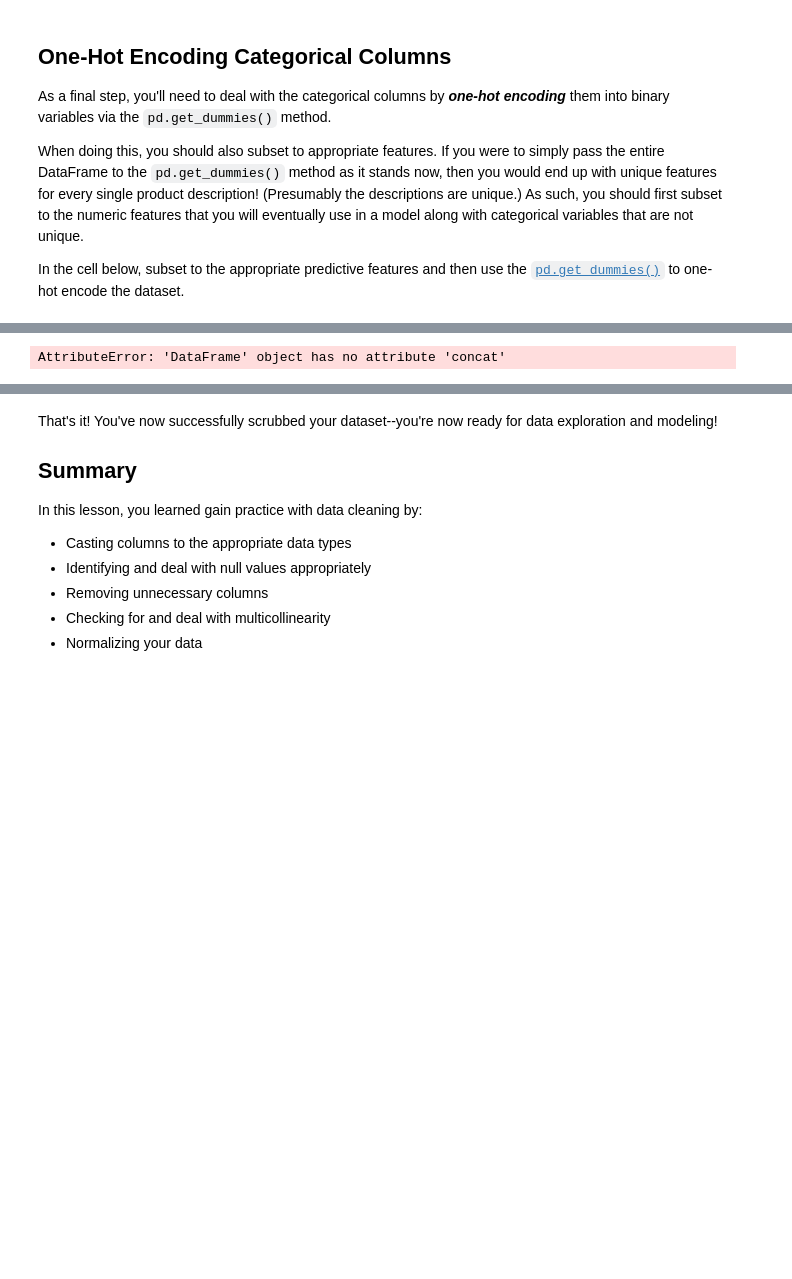
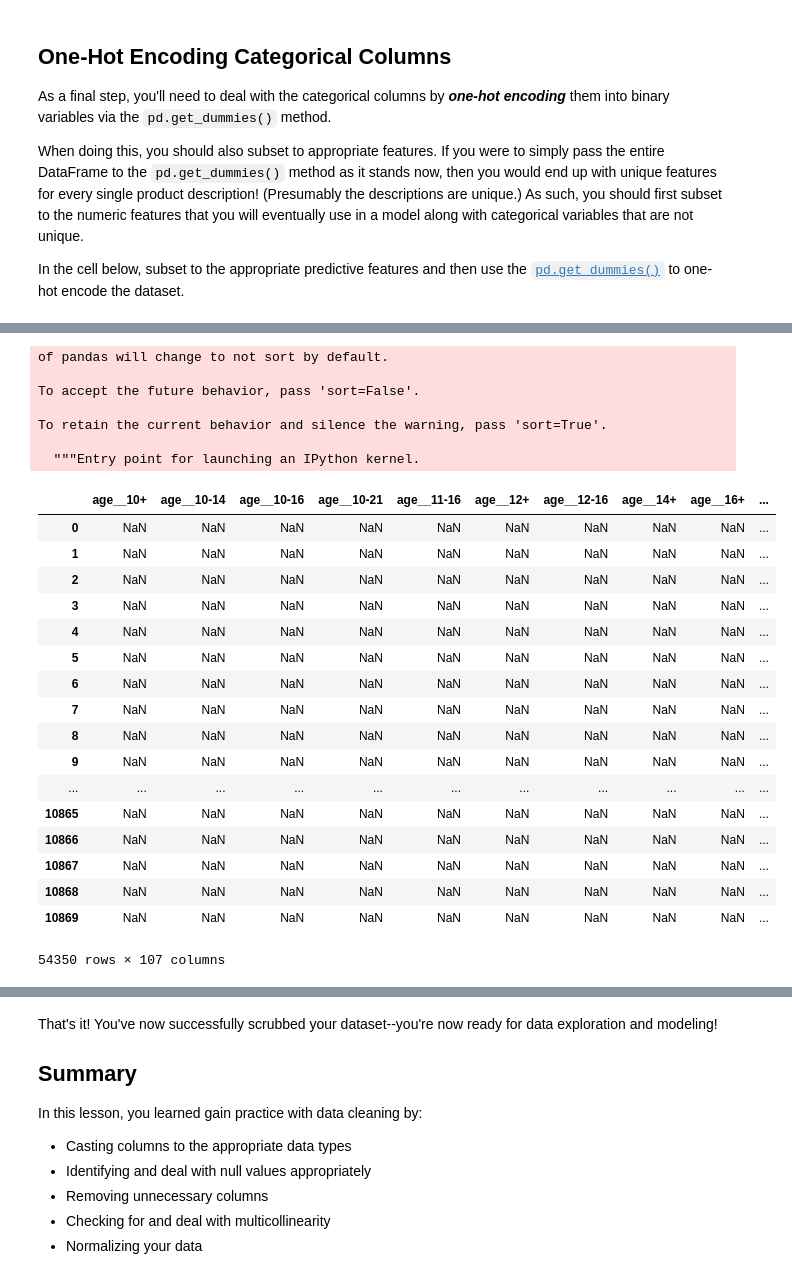
Before and after one commit to fleralle/dsc-scrubbing-and-cleaning-data-lab-houston-ds-042219, a Jupyter notebook: index.ipynb, the cells around one changed output, grey strips where cells are left out. Drawn from its saved outputs; the diff is of its cells as text; code cells hidden in the pictures; blank space fills up the shorter version.

```diff
--- a/index.ipynb
+++ b/index.ipynb
@@ -359,9 +359,33 @@ theme_names_dummies = pd.get_dummies(df.theme_name, prefix='th_')
 # %%
 df = df.drop(["country","review_difficulty","ages", 'theme_name'], axis=1)
 # %%
-pd.concat([country_dummies, review_difficulties_dummies, ages_dummies, theme_names_dummies])
+pd.concat([df, country_dummies, review_difficulties_dummies, ages_dummies, theme_names_dummies])
 # %% [output]
-AttributeError: 'DataFrame' object has no attribute 'concat'
+of pandas will change to not sort by default.
+
+To accept the future behavior, pass 'sort=False'.
+
+To retain the current behavior and silence the warning, pass 'sort=True'.
+
+  """Entry point for launching an IPython kernel.
+|  | age__10+ | age__10-14 | age__10-16 | age__10-21 | age__11-16 | age__12+ | age__12-16 | age__14+ | age__16+ | ... |
+| 0 | NaN | NaN | NaN | NaN | NaN | NaN | NaN | NaN | NaN | ... |
+| 1 | NaN | NaN | NaN | NaN | NaN | NaN | NaN | NaN | NaN | ... |
+| 2 | NaN | NaN | NaN | NaN | NaN | NaN | NaN | NaN | NaN | ... |
+| 3 | NaN | NaN | NaN | NaN | NaN | NaN | NaN | NaN | NaN | ... |
+| 4 | NaN | NaN | NaN | NaN | NaN | NaN | NaN | NaN | NaN | ... |
+| 5 | NaN | NaN | NaN | NaN | NaN | NaN | NaN | NaN | NaN | ... |
+| 6 | NaN | NaN | NaN | NaN | NaN | NaN | NaN | NaN | NaN | ... |
+| 7 | NaN | NaN | NaN | NaN | NaN | NaN | NaN | NaN | NaN | ... |
+| 8 | NaN | NaN | NaN | NaN | NaN | NaN | NaN | NaN | NaN | ... |
+| 9 | NaN | NaN | NaN | NaN | NaN | NaN | NaN | NaN | NaN | ... |
+| ... | ... | ... | ... | ... | ... | ... | ... | ... | ... | ... |
+| 10865 | NaN | NaN | NaN | NaN | NaN | NaN | NaN | NaN | NaN | ... |
+| 10866 | NaN | NaN | NaN | NaN | NaN | NaN | NaN | NaN | NaN | ... |
+| 10867 | NaN | NaN | NaN | NaN | NaN | NaN | NaN | NaN | NaN | ... |
+| 10868 | NaN | NaN | NaN | NaN | NaN | NaN | NaN | NaN | NaN | ... |
+| 10869 | NaN | NaN | NaN | NaN | NaN | NaN | NaN | NaN | NaN | ... |
+54350 rows × 107 columns
 # %%
 df.head()
 # %% [output]
```
